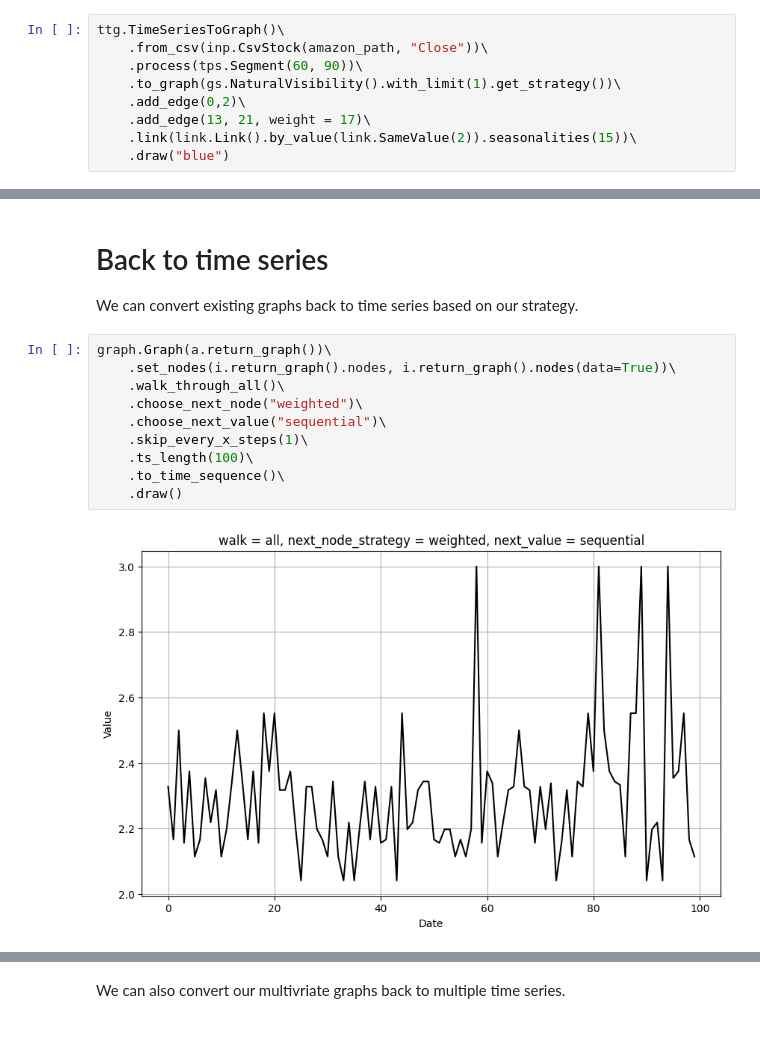
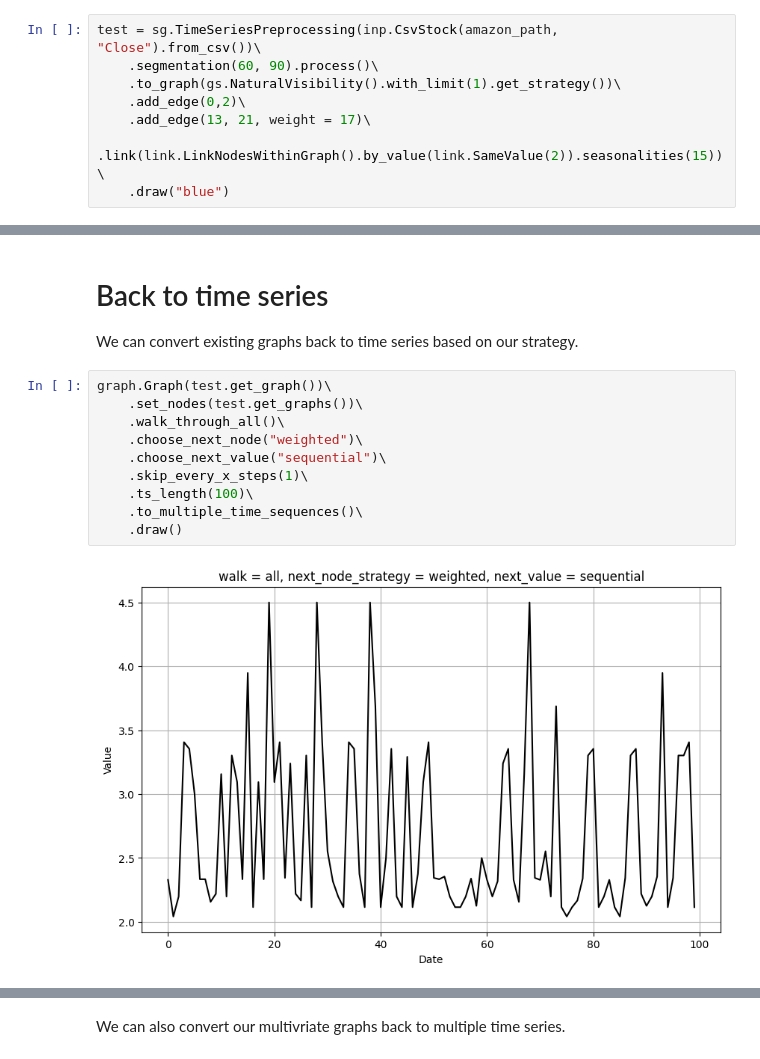
Before and after one commit to zangrcar/ts2g2, a Jupyter notebook: tutorials/demo-ts2g2.ipynb, the cells around one changed output, grey strips where cells are left out. Saved outputs shown, nothing was run; the diff lists cells and outputs as text.

```diff
--- a/tutorials/demo-ts2g2.ipynb
+++ b/tutorials/demo-ts2g2.ipynb
@@ -63,12 +48,11 @@ apple_path = os.path.join(os.getcwd(), "apple", "APPLE.csv")
 # Converting time series to graph
 Here are two examples of conversion of data from time serie to graph. Second one is inpeated using sliding window mechanism. That means its nodes are smaller graphs inpeated based on a segments of data (length = 5).
 # %%
-ttg.TimeSeriesToGraph()\
-    .from_csv(inp.CsvStock(amazon_path, "Close"))\
-    .process(tps.Segment(60, 90))\
+test = sg.TimeSeriesPreprocessing(inp.CsvStock(amazon_path, "Close").from_csv())\
+    .segmentation(60, 90).process()\
     .to_graph(gs.NaturalVisibility().with_limit(1).get_strategy())\
     .add_edge(0,2)\
     .add_edge(13, 21, weight = 17)\
-    .link(link.Link().by_value(link.SameValue(2)).seasonalities(15))\
+    .link(link.LinkNodesWithinGraph().by_value(link.SameValue(2)).seasonalities(15))\
     .draw("blue")
 # %% [output]
@@ -159,15 +136,15 @@ j = ttg.MultivariateTimeSeriesToGraph()\
 # Back to time series
 We can convert existing graphs back to time series based on our strategy.
 # %%
-graph.Graph(a.return_graph())\
-    .set_nodes(i.return_graph().nodes, i.return_graph().nodes(data=True))\
+graph.Graph(test.get_graph())\
+    .set_nodes(test.get_graphs())\
     .walk_through_all()\
     .choose_next_node("weighted")\
     .choose_next_value("sequential")\
     .skip_every_x_steps(1)\
     .ts_length(100)\
-    .to_time_sequence()\
+    .to_multiple_time_sequences()\
     .draw()
 # %% [output]
-[figure, old version]
+[figure, new version]
 # %%
```
Also changed, not shown: parts of 10 cells of this notebook, 4 other files.
